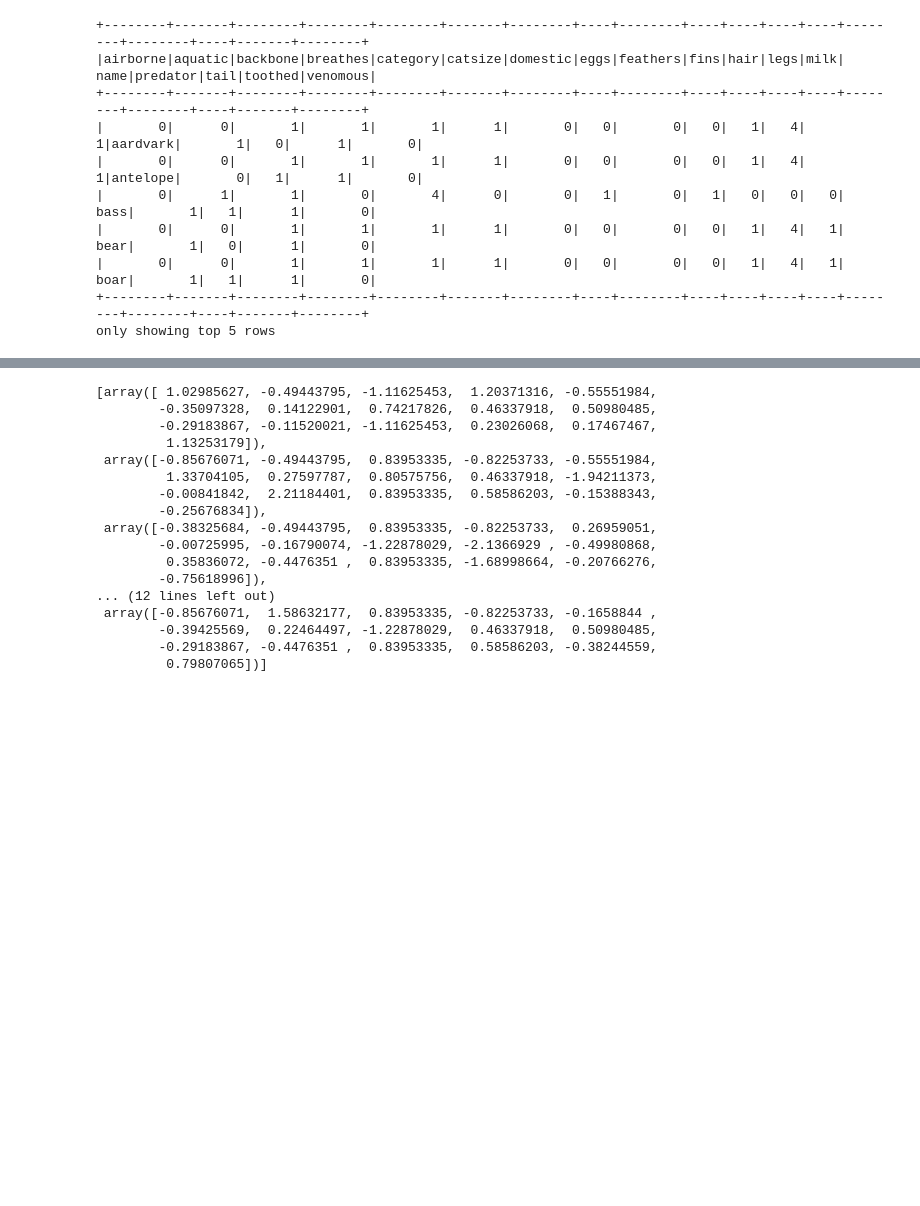
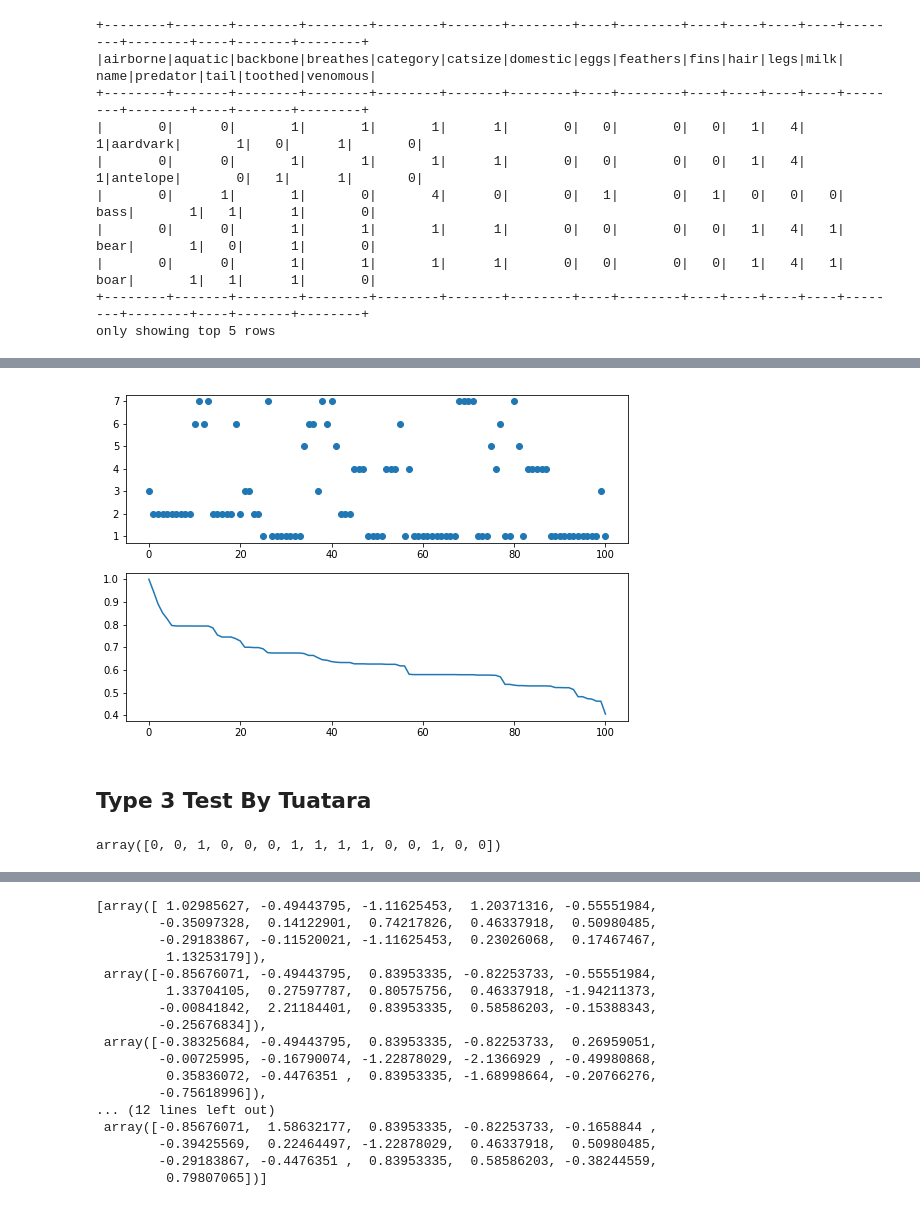
Before and after one commit to djfire1296/Classification_Research, a Jupyter notebook: Classification_Animals.ipynb, the cells around one changed output, grey strips where cells are left out. Drawn from its saved outputs; the diff is of its cells as text; code cells hidden in the pictures; blank space fills up the shorter version.

Commit message:
add research type 3

```diff
--- a/Classification_Animals.ipynb
+++ b/Classification_Animals.ipynb
@@ -134,5 +134,9 @@ scoreRDD.first()
 # %% [markdown]
 <h1> Find Closest Relation </h1>
+# %%
+def find_targetdata(targetname):
+    target = txtRDD.filter(lambda x: targetname in x[0]).first()
+    return np.array([int(x) for i, x in enumerate(target) if i not in [0, 13, 17]])
 # %%
 def calculate_relation_score(a_t, t):
     a_conj = np.ones(15, np.int) - a_t
@@ -284,0 +313,3 @@ only showing top 5 rows
+# %%
+tortoise_targetdata = find_targetdata('tortoise')
+tortoise_targetdata
@@ -284,0 +318,3 @@ only showing top 5 rows
+# %%
+tortoise_rsl = relation_score_list(tortoise_targetdata)
+print_rsl(tortoise_rsl, 0.5)
@@ -284,0 +339,11 @@ only showing top 5 rows
+# %%
+plot_relation_distribution(tortoise_rsl)
+# %% [output]
+[figure, added]
+# %% [markdown]
+<h2> Type 3 Test By Tuatara </h2>
+# %%
+tuatara_targetdata = find_targetdata('tuatara')
+tuatara_targetdata
+# %% [output]
+array([0, 0, 1, 0, 0, 0, 1, 1, 1, 1, 0, 0, 1, 0, 0])
```
Also changed, not shown: parts of 31 cells of this notebook.
